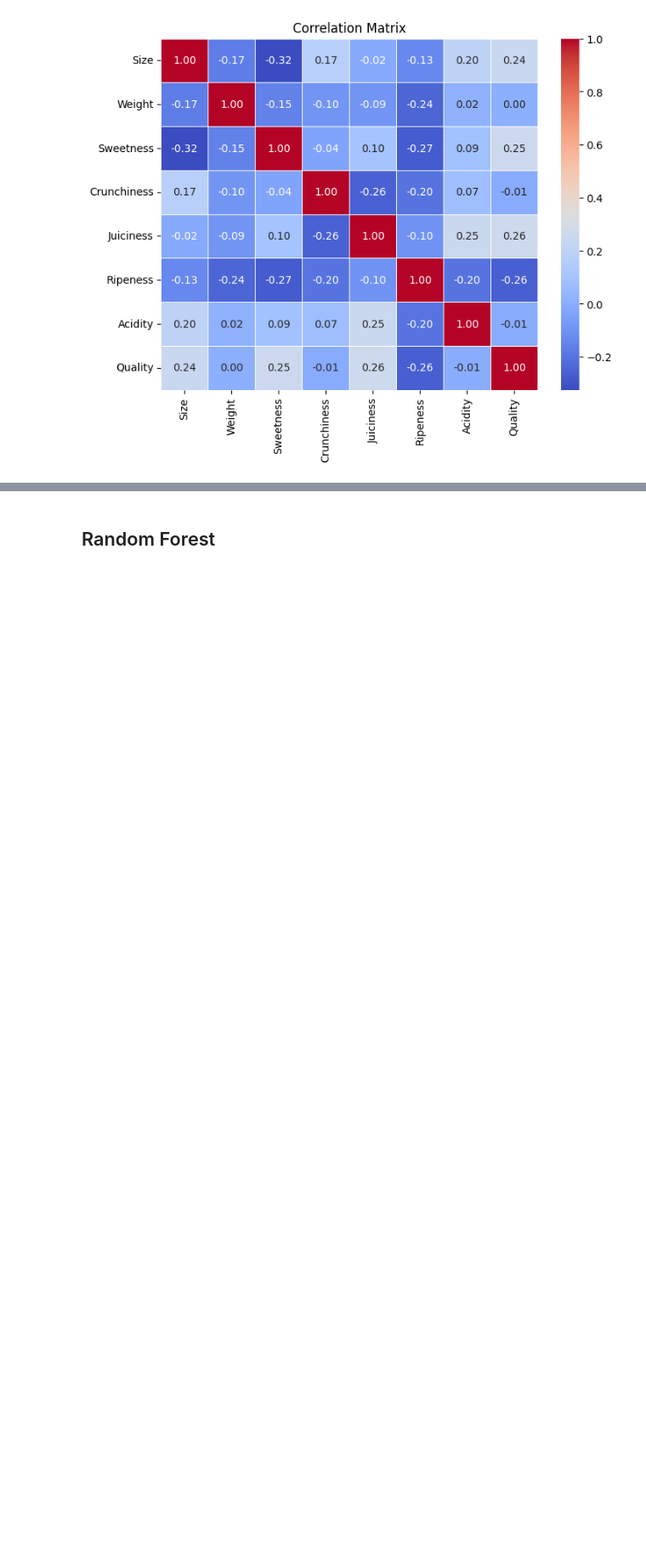
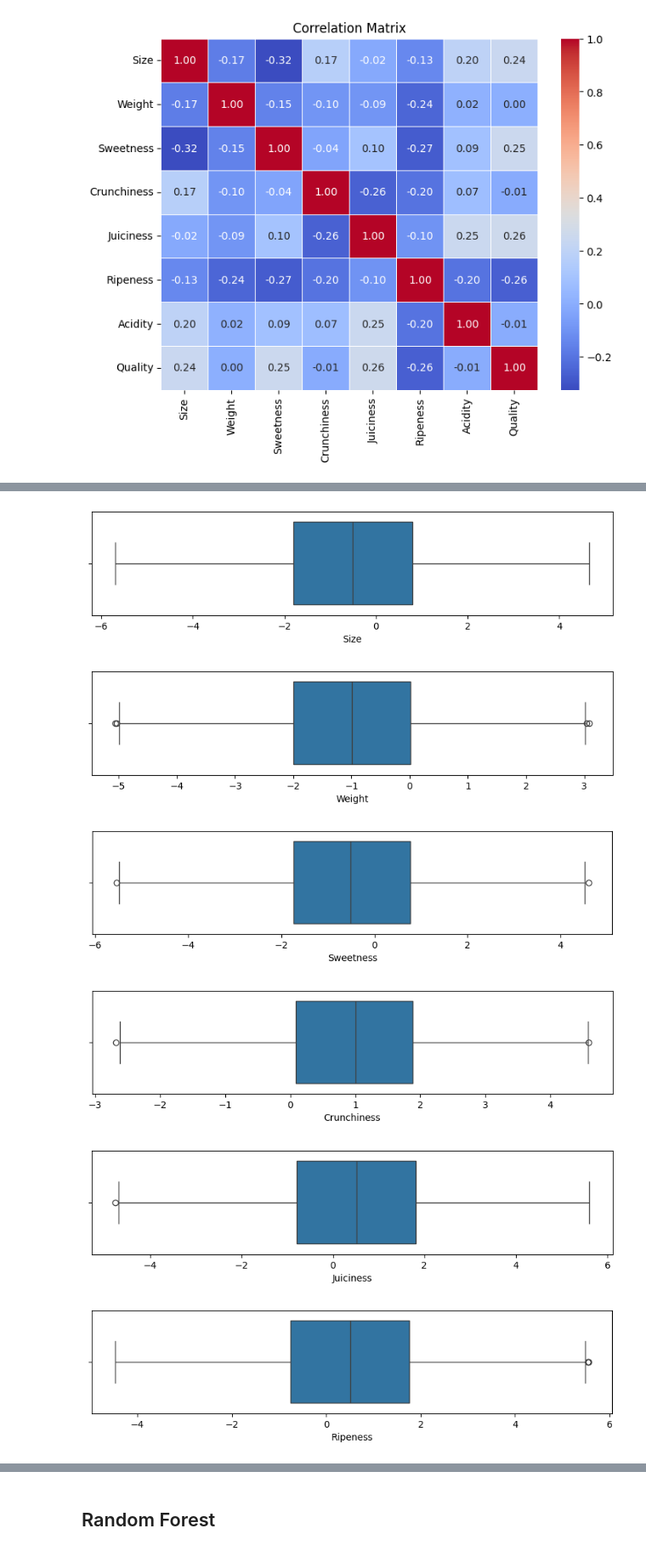
Before and after one commit to aberger1999/Apple-Quality, a Jupyter notebook: Apple Quality Notebook.ipynb, the cells around one changed output, grey strips where cells are left out. Shown at 85% size. Saved outputs shown, nothing was run; the diff lists cells and outputs as text; code cells hidden in the pictures; blank space fills up the shorter version.

Commit message:
Outliers removed

```diff
--- a/Apple Quality Notebook.ipynb
+++ b/Apple Quality Notebook.ipynb
@@ -176,7 +176,8 @@ plt.show()
 # %% [output]
 [figure]
 # %%
-for i in apple_quality_cleaned.columns:
+num_col = apple_quality_cleaned.columns[0:-2]
+for i in num_col:
     plt.figure(figsize=(10, 2))
     sns.boxplot(data=apple_quality_cleaned, x=i)
     plt.show()
@@ -218,0 +199,2 @@ Name: Quality, dtype: int64
+# %%
+apple_quality_cleaned['Acidity'] = pd.to_numeric(apple_quality_cleaned['Acidity'])
@@ -218,0 +227,29 @@ Name: Quality, dtype: int64
+# %%
+# Remove outliers
+Q1 = apple_quality_cleaned.quantile(0.25)
+Q3 = apple_quality_cleaned.quantile(0.75)
+# %%
+df_no_outliers = pd.DataFrame()
+
+for i in apple_quality_cleaned.columns:
+    # Calculate the bounds for the current column
+    lower_bound = Q1[i] - 1.5 * (Q3[i] - Q1[i])
+    upper_bound = Q3[i] + 1.5 * (Q3[i] - Q1[i])
+
+    # Filter out rows within the IQR range for the current column
+    filtered_data = apple_quality_cleaned[(apple_quality_cleaned[i] >= lower_bound) & (apple_quality_cleaned[i] <= upper_bound)]
+
+    # Assign filtered data to the new DataFrame
+    df_no_outliers[i] = filtered_data[i]
+# %%
+for i in num_col:
+    plt.figure(figsize=(10, 2))
+    sns.boxplot(data=df_no_outliers, x=i)
+    plt.show()
+# %% [output]
+[figure, added]
+[figure, added]
+[figure, added]
+[figure, added]
+[figure, added]
+[figure, added]
```
Also changed, not shown: parts of 13 cells of this notebook.
